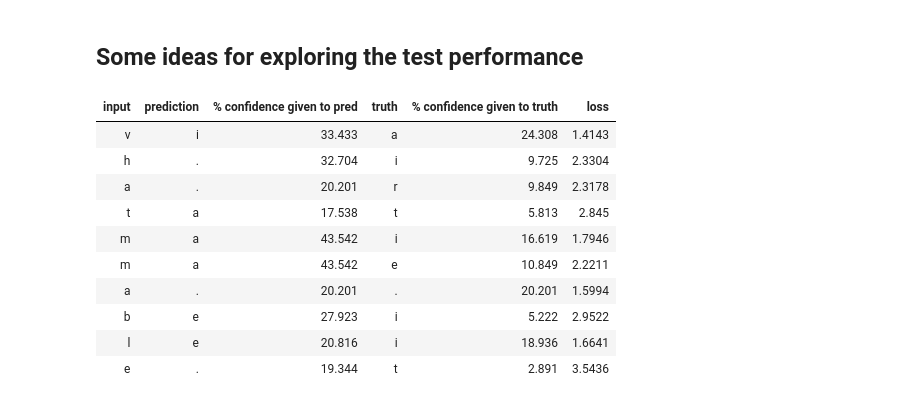
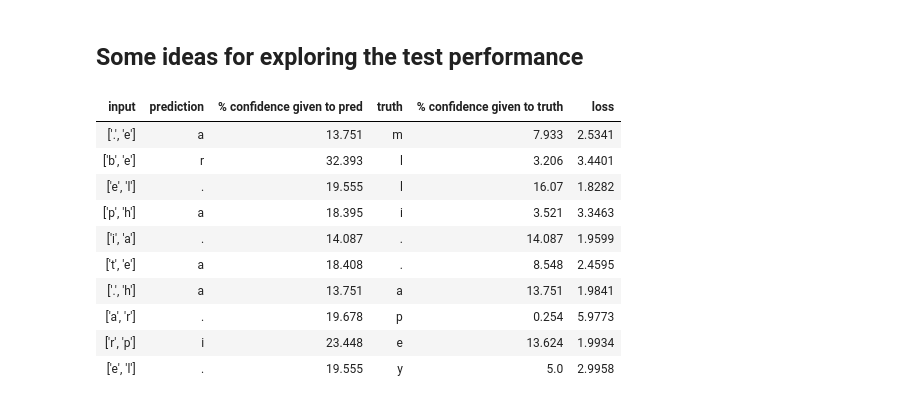
Before and after one commit to hans-elliott99/python-ml, a Jupyter notebook: makemore/Ngram.ipynb, the cells around one changed output. Saved outputs shown, nothing was run; the diff lists cells and outputs as text; code cells hidden in the pictures.

```diff
--- a/makemore/Ngram.ipynb
+++ b/makemore/Ngram.ipynb
@@ -94,9 +101,10 @@ def split_samples(inputs, labels, frac=0.8, seed=123):
     return train_x, train_y, test_x, test_y
 # %%
 class Ngram:
+    "An instance of an N-gram model where 'n' defines the number of characters used in the process."
     def __init__(self, n):
 
-        self.n_inputs = n-1
+        self.n_inputs = n-1 ##the number of inputs (ie, excluding the label)
 
         alph = ['a','b','c','d','e','f','g','h','i','j','k','l','m','n','o','p','q','r','s','t','u','v','w','x','y','z']
         self.stoi = {s:i+1 for i, s in enumerate(alph)} ##create dictionary mapping from char to int
@@ -104,6 +112,7 @@ class Ngram:
         self.itos = {i:s for s, i in self.stoi.items()}
 
     def initialize_weights(self, generator, first_letter_neurons=False, xs=None):
+        "Randomly initialize the model's weights."
         self.first_letter_neurons = first_letter_neurons
 
         # INITALIZE NETWORK WEIGHTS
@@ -122,6 +131,7 @@ class Ngram:
 
 
     def forward_pass(self, xs, ys=None, regularization=0):
+        "Perform a forward pass of the inputs (xs) through the network. If ys are provided, loss will be evaluated."
         # forward pass
         n_samples = xs.shape[0]
         n_inputs = self.n_inputs
@@ -155,6 +165,7 @@ class Ngram:
 
 
     def backprop_update(self, lr=0.1):
+        "Gradient descent - backpropogate the network and apply a fraction of the gradients to the current weights."
         # backward pass
         for W in self.W_list:
             W.grad = None
@@ -165,7 +176,13 @@ class Ngram:
             W.data += -lr * W.grad ##learning rate
 
 
-    def generate_words(self, n_words, start_chrs: str = None):
+    def generate_words(self, n_words, start_chrs: str = None, min_length=0):
+        """
+        Generates n_words word examples by passing n-1 random characters into the model, performing a forward pass,
+        and probabilistically choosing a character using the model's predicted probability distribution.
+        Pass n-2 start_chrs to specify the starting characters of the word generation process (first character is always '.').
+        Specify a minimum word length min_length to generate words at least that long.
+        """
         itos = self.itos
         stoi = self.stoi
 
@@ -191,16 +208,20 @@ class Ngram:
                 probs = self.forward_pass(
                     torch.tensor(ixlist).reshape(1, n_inputs)
                     )
-                ##Get character
+                # Get character
                 char_ix = torch.multinomial(probs, num_samples=1, replacement=True, generator=g).item()
-                word += itos[char_ix]
-                if char_ix == 0: ##if the ix is 0 (special char), then the word ends
+                # determine how to proceed
+                if (char_ix==0) & (len(word) <= min_length): ##if the ix is 0 but the word is too short, resample
+                    pass
+                elif (char_ix==0) & (len(word) > min_length):##if the ix is 0 and word is long enough, end word and break word creation
+                    word += '.' #itos[char_ix]
                     break
-
-                ##Shift characters to predict the next one
-                for i in range(n_inputs):
-                    ixlist.pop(0) ##drop first char
-                    ixlist.append(char_ix) ##append new char to end of list
+                else:                                        ##otherwise, add to the word and shift the char indices for next forward pass
+                    word += itos[char_ix]
+                    ##Shift characters to predict the next one
+                    for i in range(n_inputs):
+                        ixlist.pop(0) ##drop first char
+                        ixlist.append(char_ix) ##append new char to end of list
             out_words.append(word)
 
         return out_words
@@ -325,33 +347,33 @@ t
 # %%
 # Look at random characters and what the model would have predicted
 samples = 10
 t = PrettyTable(['input', 'prediction', '% confidence given to pred', 'truth',  '% confidence given to truth', 'loss'])
-for sample, label in zip(test_bix[:samples], test_biy[:samples]):
-    probs, loss = bigram.forward_pass(sample.reshape(1, 1), label)
+for sample, label in zip(test_trix[:samples], test_triy[:samples]):
+    probs, loss = bigram.forward_pass(sample.reshape(1, 2), label) ##reshape to (1, 1) for bigram
     pred = torch.argmax(probs)
     pred_prob = probs[0][pred.item()].item()
     truth_prob = probs[0][label.item()].item()
 
     t.add_row([
-    itos[sample.item()],
+    [itos[s.item()] for s in sample],
     itos[pred.item()],
     round(pred_prob*100, 3),
     itos[label.item()],
     round(truth_prob*100, 3),
     round(loss.item(), 4)
     ])
 
 t
 # %% [output]
 | input | prediction | % confidence given to pred | truth | % confidence given to truth | loss |
-| v | i | 33.433 | a | 24.308 | 1.4143 |
-| h | . | 32.704 | i | 9.725 | 2.3304 |
-| a | . | 20.201 | r | 9.849 | 2.3178 |
-| t | a | 17.538 | t | 5.813 | 2.845 |
-| m | a | 43.542 | i | 16.619 | 1.7946 |
-| m | a | 43.542 | e | 10.849 | 2.2211 |
-| a | . | 20.201 | . | 20.201 | 1.5994 |
-| b | e | 27.923 | i | 5.222 | 2.9522 |
-| l | e | 20.816 | i | 18.936 | 1.6641 |
-| e | . | 19.344 | t | 2.891 | 3.5436 |
+| ['.', 'e'] | a | 13.751 | m | 7.933 | 2.5341 |
+| ['b', 'e'] | r | 32.393 | l | 3.206 | 3.4401 |
+| ['e', 'l'] | . | 19.555 | l | 16.07 | 1.8282 |
+| ['p', 'h'] | a | 18.395 | i | 3.521 | 3.3463 |
+| ['i', 'a'] | . | 14.087 | . | 14.087 | 1.9599 |
+| ['t', 'e'] | a | 18.408 | . | 8.548 | 2.4595 |
+| ['.', 'h'] | a | 13.751 | a | 13.751 | 1.9841 |
+| ['a', 'r'] | . | 19.678 | p | 0.254 | 5.9773 |
+| ['r', 'p'] | i | 23.448 | e | 13.624 | 1.9934 |
+| ['e', 'l'] | . | 19.555 | y | 5.0 | 2.9958 |
 # %%
```
Also changed, not shown: parts of 12 cells of this notebook.
